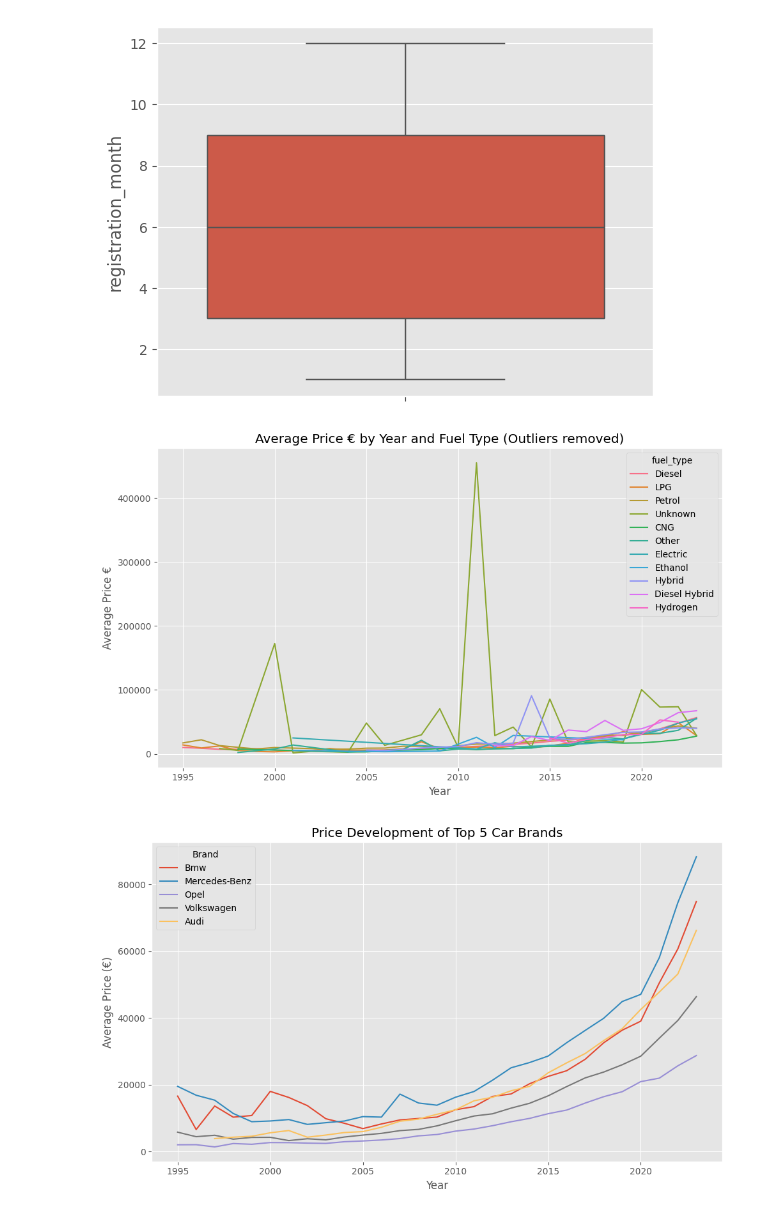
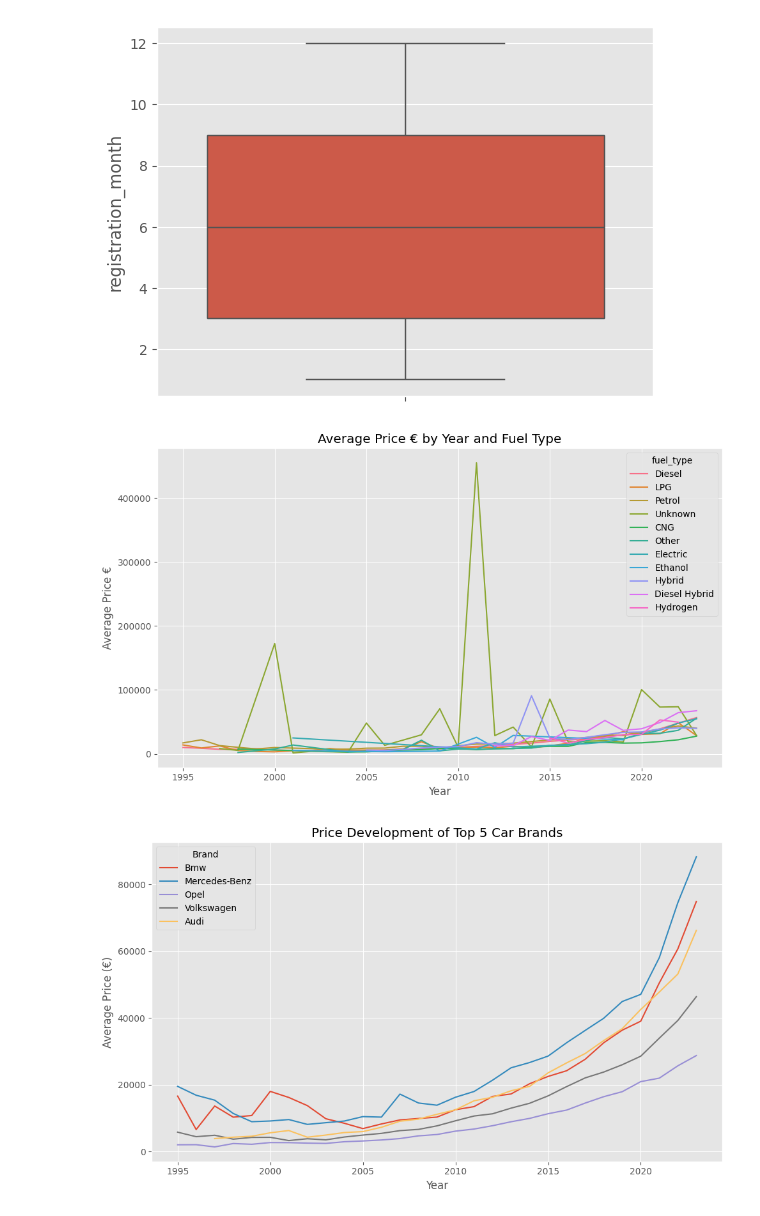
Before and after one commit to kiljos/data_mining, a Jupyter notebook: EDA/overlook_data.ipynb, the cells around one changed output. Drawn from its saved outputs; the diff is of its cells as text; code cells hidden in the pictures.

```diff
--- a/EDA/overlook_data.ipynb
+++ b/EDA/overlook_data.ipynb
@@ -150,25 +150,25 @@ for feature in numeric:
 # %%
 df_grouped = (
     df
     .groupby(['year', 'fuel_type'])['price_in_euro']
     .mean()
     .reset_index()
 )
 
 plt.figure(figsize=(10, 6))
 ax = sns.lineplot(
     data=df_grouped,
     x='year',
     y='price_in_euro',
     hue='fuel_type'
 )
-ax.set_title('Average Price € by Year and Fuel Type (Outliers removed)')
+ax.set_title('Average Price € by Year and Fuel Type')
 ax.set_xlabel('Year')
 ax.set_ylabel('Average Price €')
 plt.tight_layout()
 plt.show()
 # %% [output]
-[figure, old version]
+[figure, new version]
 # %%
 top5_brands = df['brand'].value_counts().nlargest(5).index
 
```
Also changed, not shown: 3 other files.
